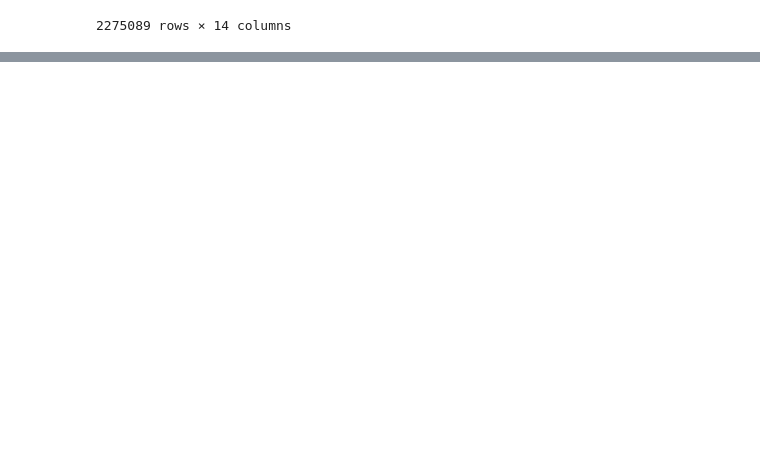
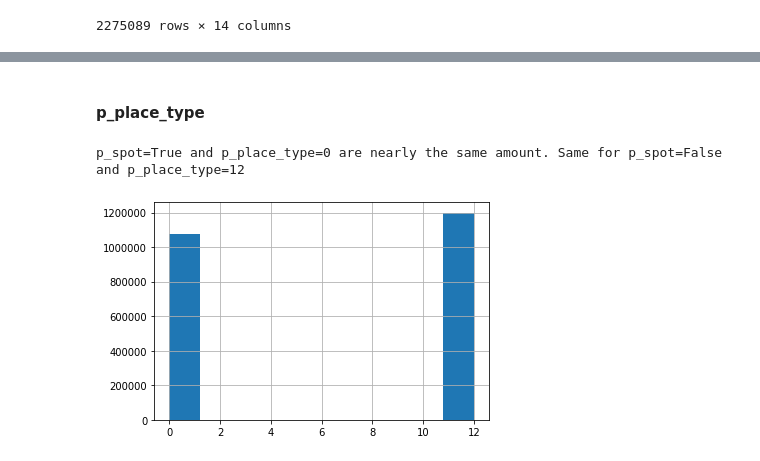
Before and after one commit to Speedfan94/PDS_Project, a Jupyter notebook: notebooks/01_ShowData.ipynb, the cells around one changed output, grey strips where cells are left out. Drawn from its saved outputs; the diff is of its cells as text; code cells hidden in the pictures; blank space fills up the shorter version.

```diff
--- a/notebooks/01_ShowData.ipynb
+++ b/notebooks/01_ShowData.ipynb
@@ -45,0 +44,2 @@ df
+# %%
+df_clean = df.drop("Unnamed: 0", axis =1)
@@ -45,0 +85,3 @@ df
+# %%
+#Create names that are more meaningful
+df_clean.rename({"p_lat" : "Latitude", "p_lng":"Longitude", "p_name":"Place"}, axis=1, inplace=True)
@@ -45,0 +124,10 @@ df
+# %% [markdown]
+#### p_place_type
+# %%
+#number of p_place_type values that are 0/12
+df_clean["p_place_type"].hist()
+
+print("p_spot=True and p_place_type=0 are nearly the same amount. Same for p_spot=False and p_place_type=12")
+# %% [output]
+p_spot=True and p_place_type=0 are nearly the same amount. Same for p_spot=False and p_place_type=12
+[figure, added]
```
Also changed, not shown: parts of 31 cells of this notebook.
